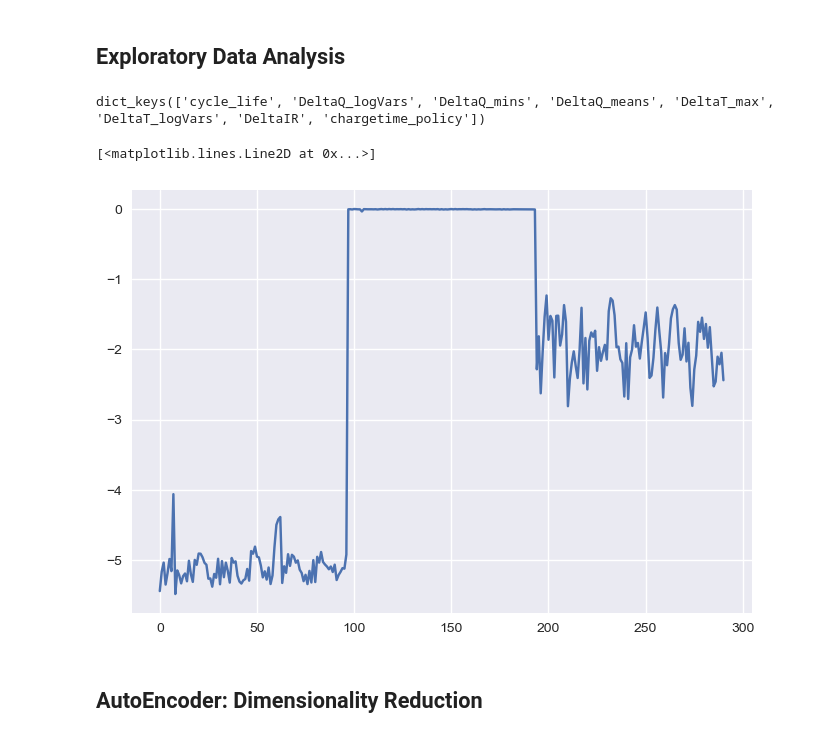
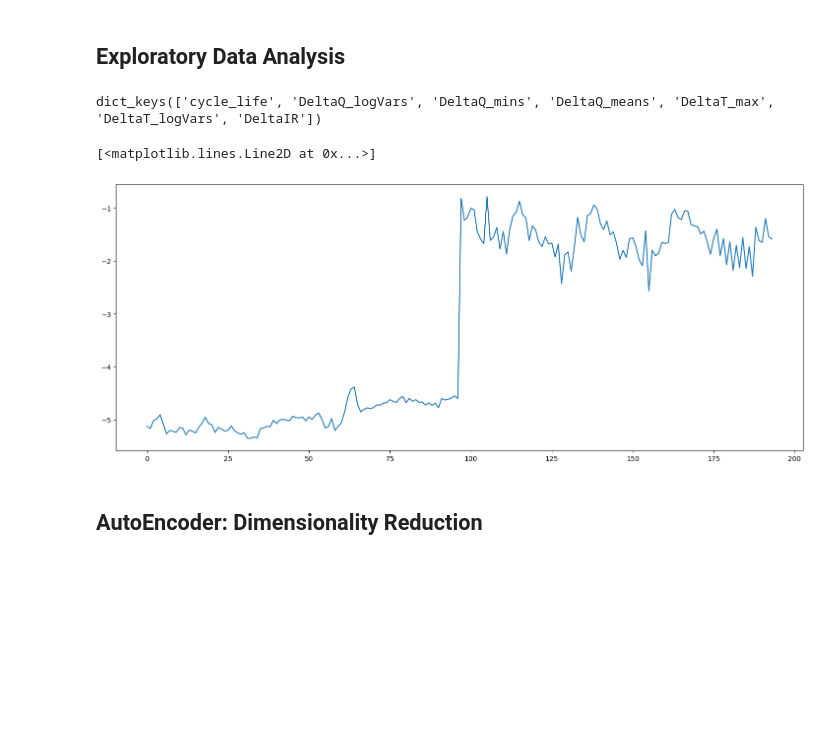
Before and after one commit to nathan99sun/HybridPred, a Jupyter notebook: source/AutoEncoders_DimensionReduction.ipynb, the cells around one changed output. Drawn from its saved outputs; the diff is of its cells as text; code cells hidden in the pictures; blank space fills up the shorter version.

Commit message:
Best performing AE so far for new data

```diff
--- a/source/AutoEncoders_DimensionReduction.ipynb
+++ b/source/AutoEncoders_DimensionReduction.ipynb
@@ -15,44 +15,46 @@ from scipy.signal import lfilter
 # %% [markdown]
 ## **Exploratory Data Analysis**
 # %%
-data = pickle.load(open(r'../Data/deltaQ_cycles_v4.pkl', 'rb'))
+data = pickle.load(open(r'../Data/sev_deltaQ_cycles.pkl', 'rb'))
 #data2 = pickle.load(open(r'../Data/temp_features.pkl', 'rb'))
 
 print(data['b1c1'].keys())
 # %% [output]
-dict_keys(['cycle_life', 'DeltaQ_logVars', 'DeltaQ_mins', 'DeltaQ_means', 'DeltaT_max', 'DeltaT_logVars', 'DeltaIR', 'chargetime_policy'])
+dict_keys(['cycle_life', 'DeltaQ_logVars', 'DeltaQ_mins', 'DeltaQ_means', 'DeltaT_max', 'DeltaT_logVars', 'DeltaIR'])
 # %%
 n_cycles = 98
 cut_start = 1
 
 features = [
     "DeltaQ_logVars",
-    "DeltaQ_mins",
+#    "DeltaQ_mins",
     #"DeltaQ_means",
     # "DeltaT_max",
-    "DeltaT_logVars",
+     "DeltaT_logVars",
 ]
 
 n_cycles = n_cycles - cut_start
 y = np.zeros(124)
-charge_policies = np.zeros(124)
 x = np.zeros((124, n_cycles*len(features)))
 
 for i, cell in enumerate(data.keys()):
     for j, feature in enumerate(features):
         x[i, j*n_cycles:(j+1)*n_cycles] = data[cell][feature][cut_start:]
-    charge_policies[i] = 1/(data[cell]["chargetime_policy"])
+    #charge_policies[i] = 1/(data[cell]["chargetime_policy"])
     y[i] = np.log10(data[cell]["cycle_life"])
 
 # convert to tensors and concatenate features and labels
 x = torch.Tensor(x)
 y = torch.Tensor(y)
 
+# scaler = preprocessing.StandardScaler().fit(x)
+# x = torch.Tensor(scaler.transform(x))
 
-plt.plot(x[1])
+
+plt.plot(x[3])
 # %% [output]
 [<matplotlib.lines.Line2D at 0x...>]
-[figure, old version]
+[figure, new version]
 # %% [markdown]
 ## **AutoEncoder: Dimensionality Reduction**
 # %% [markdown]
```
Also changed, not shown: parts of 12 cells of this notebook, 2 other files.
